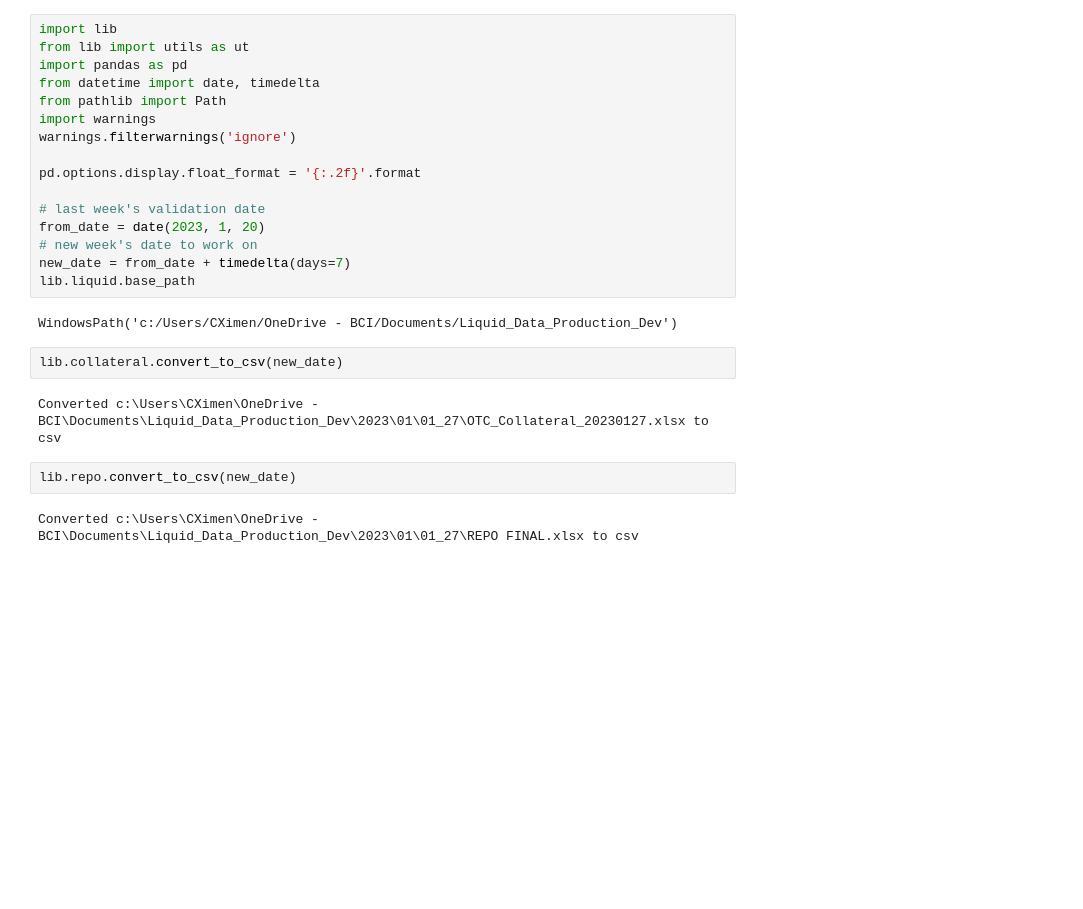
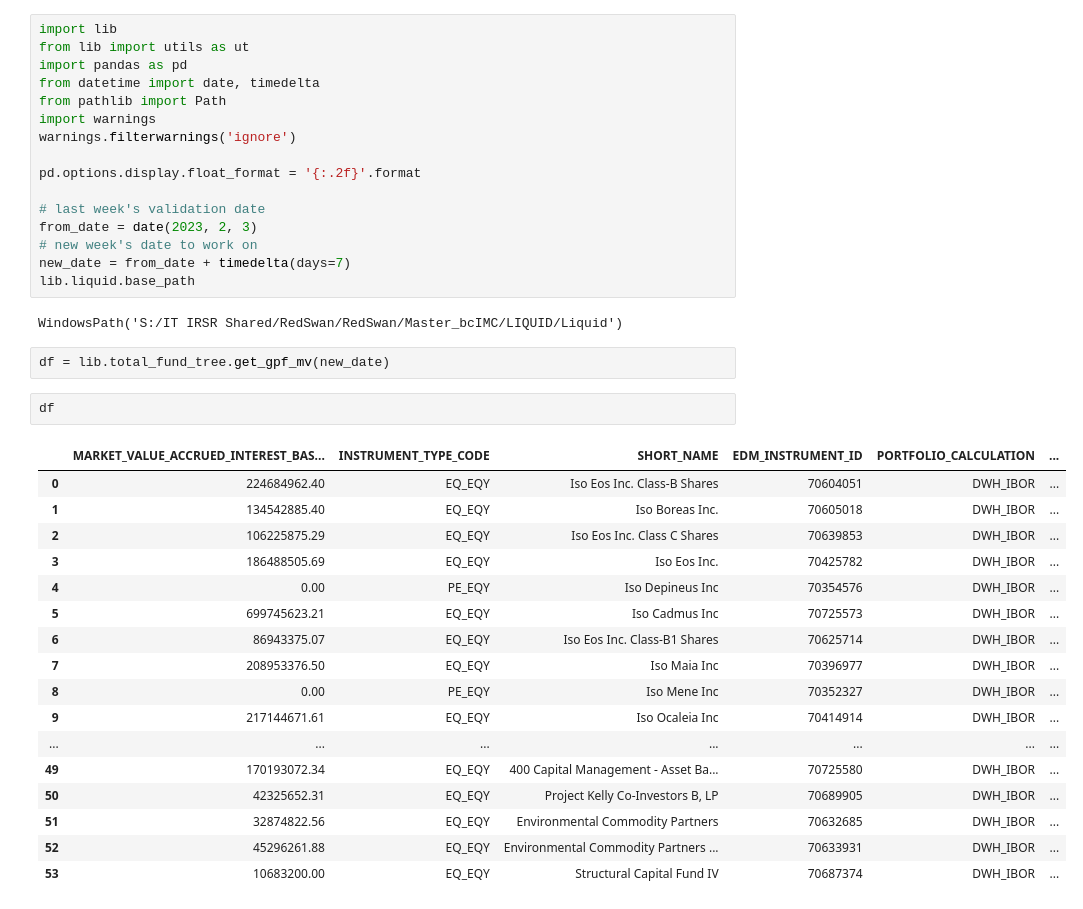
Before and after one commit to ximen99/Liquid_Prod, a Jupyter notebook: dev.ipynb, the cells around one changed output. Drawn from its saved outputs; the diff is of its cells as text; blank space fills up the shorter version.

```diff
--- a/dev.ipynb
+++ b/dev.ipynb
@@ -10,17 +10,31 @@ warnings.filterwarnings('ignore')
 pd.options.display.float_format = '{:.2f}'.format
 
 # last week's validation date
-from_date = date(2023, 1, 20)
+from_date = date(2023, 2, 3)
 # new week's date to work on
 new_date = from_date + timedelta(days=7)
 lib.liquid.base_path
 # %% [output]
-WindowsPath('c:/Users/CXimen/OneDrive - BCI/Documents/Liquid_Data_Production_Dev')
+WindowsPath('S:/IT IRSR Shared/RedSwan/RedSwan/Master_bcIMC/LIQUID/Liquid')
-# %%
-lib.collateral.convert_to_csv(new_date)
-# %% [output]
-Converted c:\Users\CXimen\OneDrive - BCI\Documents\Liquid_Data_Production_Dev\2023\01\01_27\OTC_Collateral_20230127.xlsx to csv
-# %%
-lib.repo.convert_to_csv(new_date)
-# %% [output]
-Converted c:\Users\CXimen\OneDrive - BCI\Documents\Liquid_Data_Production_Dev\2023\01\01_27\REPO FINAL.xlsx to csv
+# %%
+df = lib.total_fund_tree.get_gpf_mv(new_date)
+# %%
+df
+# %% [output]
+|  | MARKET_VALUE_ACCRUED_INTEREST_BAS... | INSTRUMENT_TYPE_CODE | SHORT_NAME | EDM_INSTRUMENT_ID | PORTFOLIO_CALCULATION | ... |
+| 0 | 224684962.40 | EQ_EQY | Iso Eos Inc. Class-B Shares | 70604051 | DWH_IBOR | ... |
+| 1 | 134542885.40 | EQ_EQY | Iso Boreas Inc. | 70605018 | DWH_IBOR | ... |
+| 2 | 106225875.29 | EQ_EQY | Iso Eos Inc. Class C Shares | 70639853 | DWH_IBOR | ... |
+| 3 | 186488505.69 | EQ_EQY | Iso Eos Inc. | 70425782 | DWH_IBOR | ... |
+| 4 | 0.00 | PE_EQY | Iso Depineus Inc | 70354576 | DWH_IBOR | ... |
+| 5 | 699745623.21 | EQ_EQY | Iso Cadmus Inc | 70725573 | DWH_IBOR | ... |
+| 6 | 86943375.07 | EQ_EQY | Iso Eos Inc. Class-B1 Shares | 70625714 | DWH_IBOR | ... |
+| 7 | 208953376.50 | EQ_EQY | Iso Maia Inc | 70396977 | DWH_IBOR | ... |
+| 8 | 0.00 | PE_EQY | Iso Mene Inc | 70352327 | DWH_IBOR | ... |
+| 9 | 217144671.61 | EQ_EQY | Iso Ocaleia Inc | 70414914 | DWH_IBOR | ... |
+| ... | ... | ... | ... | ... | ... | ... |
+| 49 | 170193072.34 | EQ_EQY | 400 Capital Management - Asset Ba... | 70725580 | DWH_IBOR | ... |
+| 50 | 42325652.31 | EQ_EQY | Project Kelly Co-Investors B, LP | 70689905 | DWH_IBOR | ... |
+| 51 | 32874822.56 | EQ_EQY | Environmental Commodity Partners | 70632685 | DWH_IBOR | ... |
+| 52 | 45296261.88 | EQ_EQY | Environmental Commodity Partners ... | 70633931 | DWH_IBOR | ... |
+| 53 | 10683200.00 | EQ_EQY | Structural Capital Fund IV | 70687374 | DWH_IBOR | ... |
```
Also changed, not shown: 12 other files.
